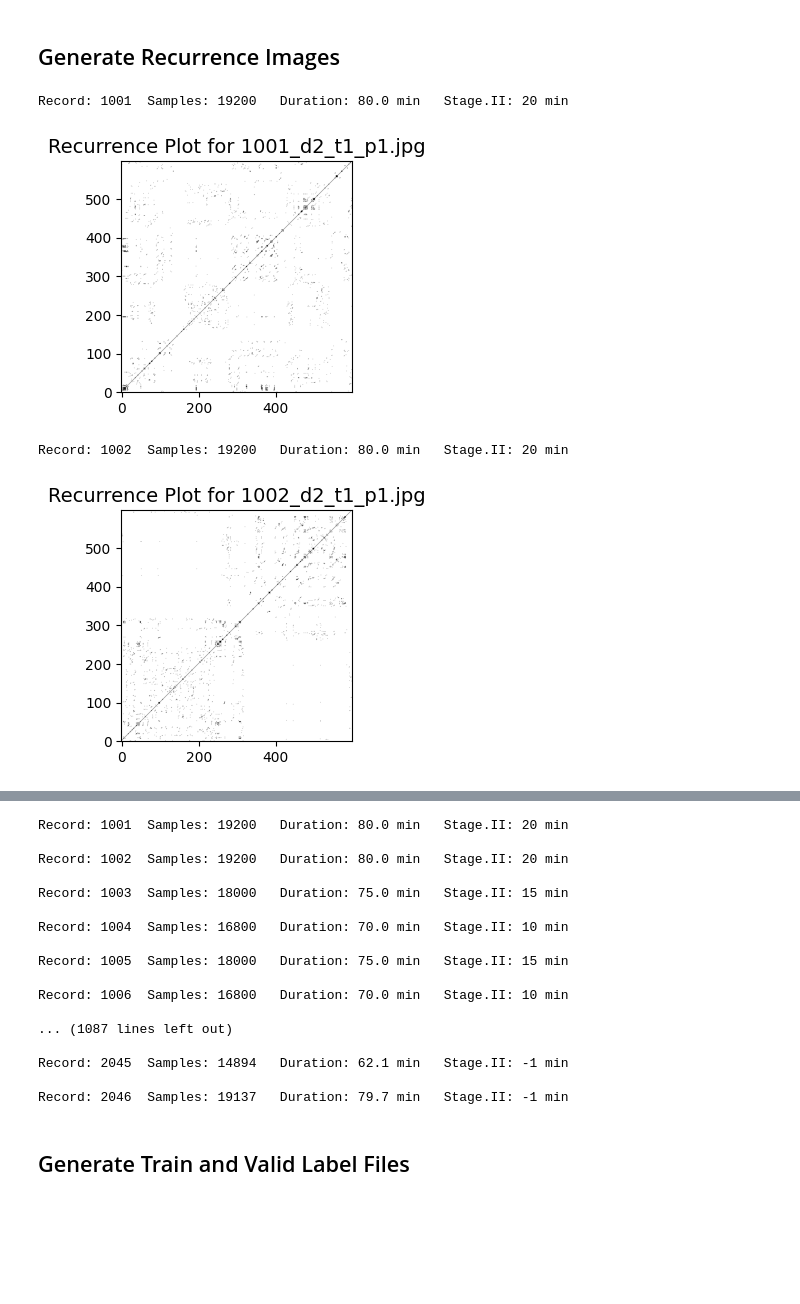
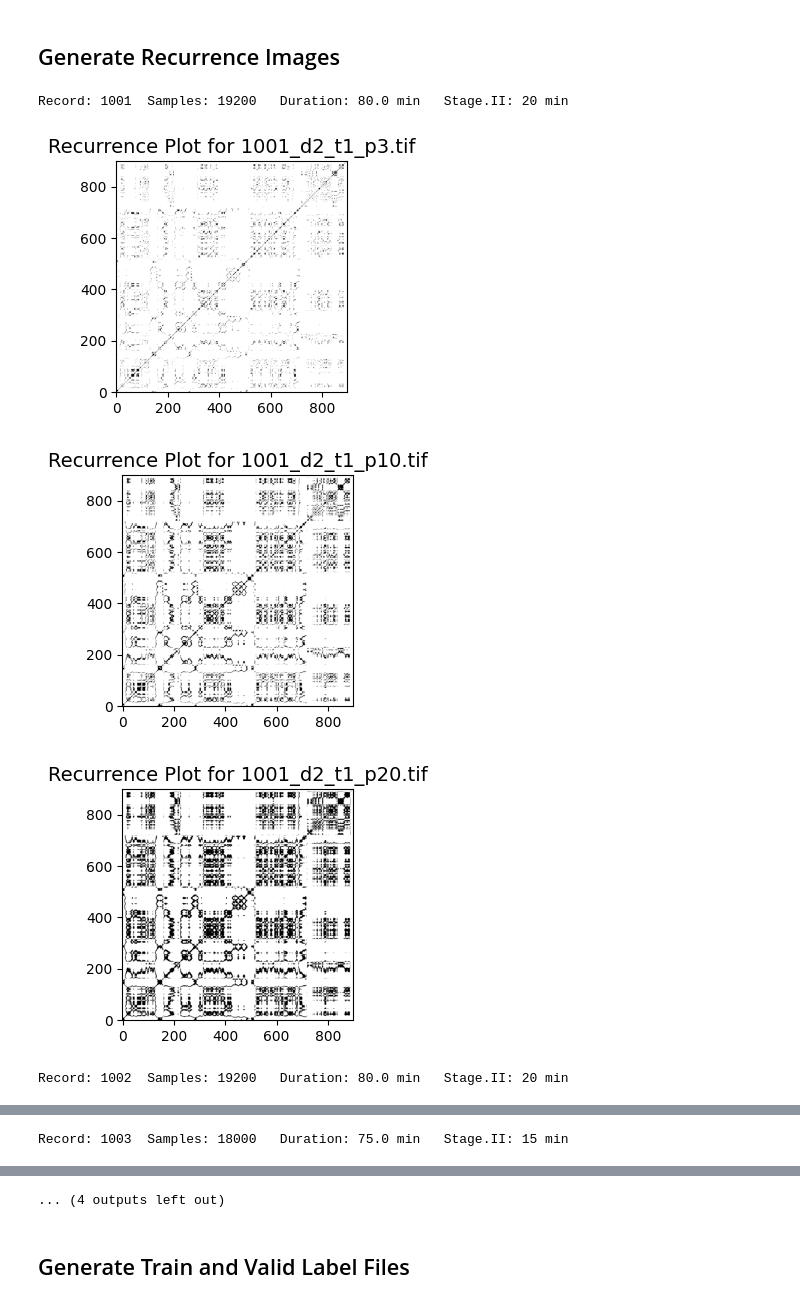
Before and after one commit to andre-coimbra-ifg/CTG_RP_PC, a Jupyter notebook: RP_CTG_Complete_Coimbra.ipynb, the cells around one changed output, grey strips where cells are left out. Drawn from its saved outputs; the diff is of its cells as text; code cells hidden in the pictures; blank space fills up the shorter version.

```diff
--- a/RP_CTG_Complete_Coimbra.ipynb
+++ b/RP_CTG_Complete_Coimbra.ipynb
@@ -202,8 +199,8 @@ random.seed(1234)
 
 # Configure Recurrent Plot Parameters
 
-POLICY='early_valid' # 'best_quality', 'early_valid', 'late_valid'
+POLICY='late_valid' # 'best_quality', 'early_valid', 'late_valid'
 
-rp_params = gen_recurrence_params(dimensions=[2], time_delays=[1], percentages=[1,3, 10], use_clip_vals=[False])
+rp_params = gen_recurrence_params(dimensions=[2], time_delays=[1], percentages=[3, 10, 20], use_clip_vals=[False])
 rp_params
 # %% [output]
@@ -221,13 +220,14 @@ path = 'images'
 # %% [markdown]
 ## Generate Recurrence Images
 # %%
-generate_rp_images(RECORDINGS_DIR, images_dir=IMAGES_DIR, rp_params=rp_params[:1],
+generate_rp_images(RECORDINGS_DIR, images_dir=IMAGES_DIR, rp_params=rp_params,
                    policy=POLICY,
                    show_signal=False, show_image=True, verbose=True, cmap='binary',
-                   limit=3,
-                  )
+                   limit=5, clip_stage_II=False, max_seg_min=15)
+# clip_stage_II=False, max_seg_min=15
 # %% [output]
 Record: 1001  Samples: 19200   Duration: 80.0 min   Stage.II: 20 min
-[figure, old version]
+[figure, new version]
+[figure, new version]
+[figure, added]
 Record: 1002  Samples: 19200   Duration: 80.0 min   Stage.II: 20 min
-[figure, old version]
@@ -233,0 +237 @@ Record: 1002  Samples: 19200   Duration: 80.0 min   Stage.II: 20 min
+Record: 1003  Samples: 18000   Duration: 75.0 min   Stage.II: 15 min
@@ -234,26 +241,9 @@ Record: 1002  Samples: 19200   Duration: 80.0 min   Stage.II: 20 min
+... (4 outputs left out)
 # %%
 generate_rp_images(RECORDINGS_DIR, images_dir=IMAGES_DIR, rp_params=rp_params,
                    policy=POLICY,
-                   show_signal=False, show_image=False, verbose=True, cmap='binary',
-                  )
+                   show_signal=False, show_image=False, verbose=False, cmap='binary',
+                    clip_stage_II=False, max_seg_min=15)
-# %% [output]
-Record: 1001  Samples: 19200   Duration: 80.0 min   Stage.II: 20 min
-
-Record: 1002  Samples: 19200   Duration: 80.0 min   Stage.II: 20 min
-
-Record: 1003  Samples: 18000   Duration: 75.0 min   Stage.II: 15 min
-
-Record: 1004  Samples: 16800   Duration: 70.0 min   Stage.II: 10 min
-
-Record: 1005  Samples: 18000   Duration: 75.0 min   Stage.II: 15 min
-
-Record: 1006  Samples: 16800   Duration: 70.0 min   Stage.II: 10 min
-
-... (1087 lines left out)
-
-Record: 2045  Samples: 14894   Duration: 62.1 min   Stage.II: -1 min
-
-Record: 2046  Samples: 19137   Duration: 79.7 min   Stage.II: -1 min
 # %%
 #!ls images
 # %% [markdown]
```
Also changed, not shown: parts of 34 cells of this notebook.
